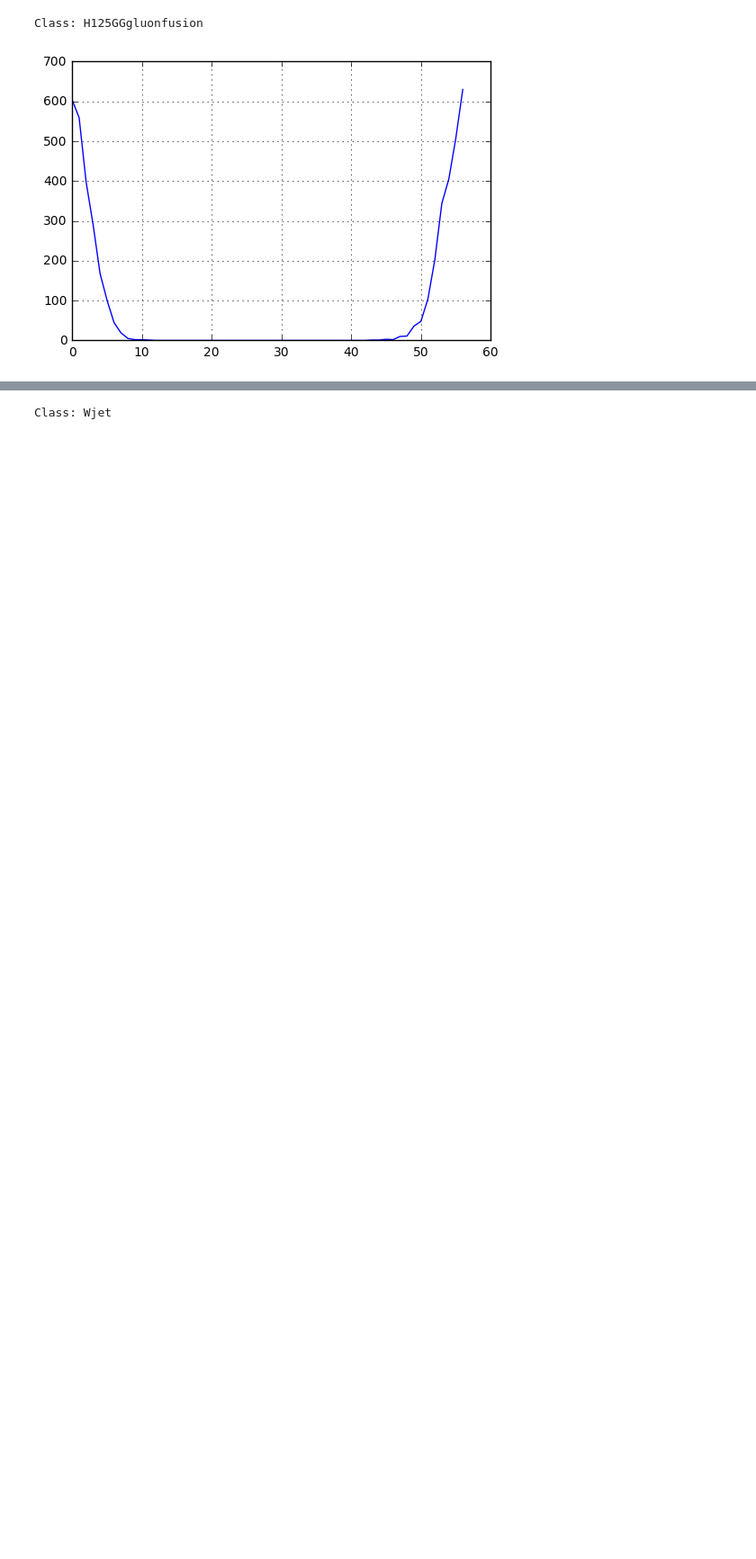
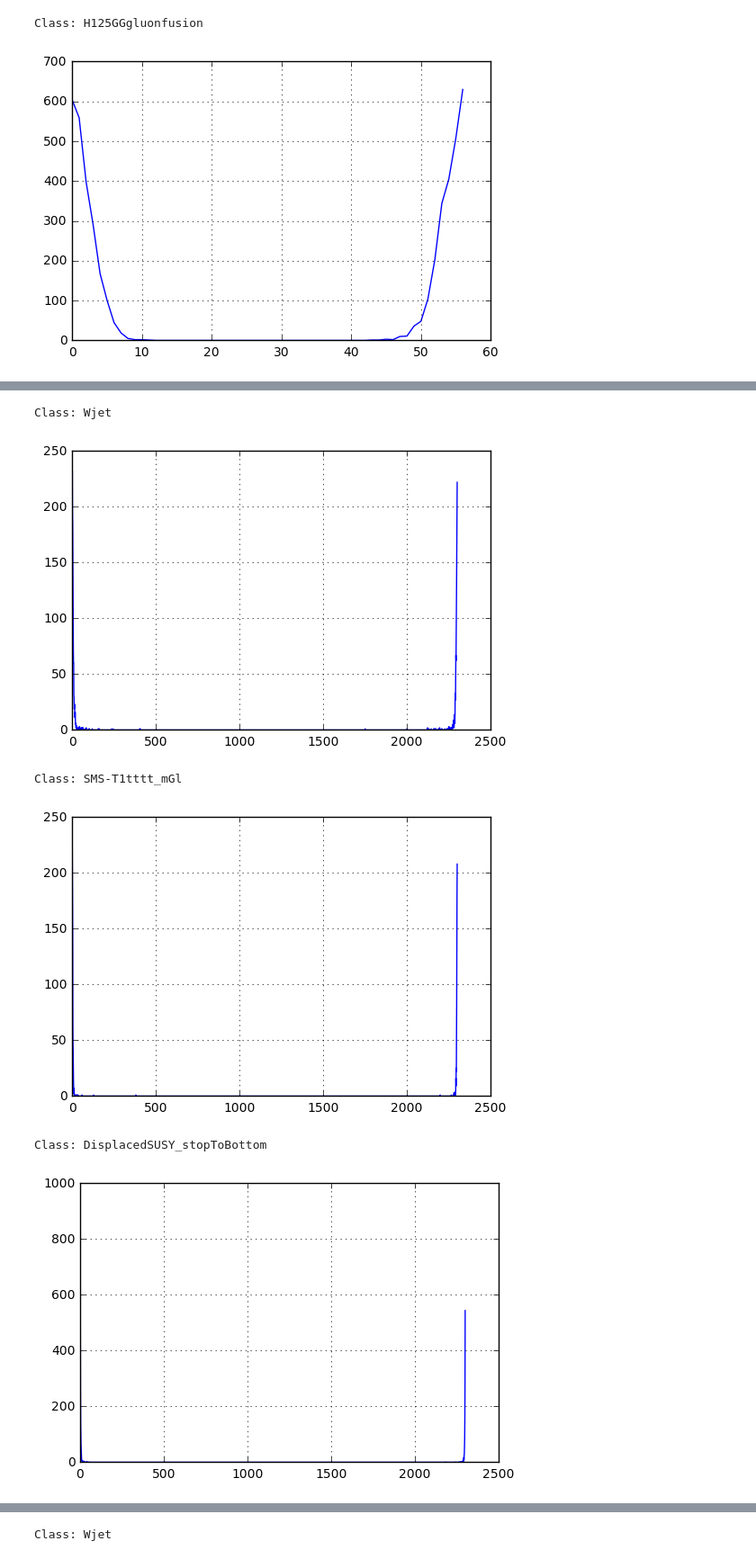
Before and after one commit to JoeriHermans/hep-track-reconstruction-ml, a Jupyter notebook: notebooks/data_exploration.ipynb, the cells around one changed output, grey strips where cells are left out. Shown at 90% size. Cells and saved outputs as stored; diff of their text form; code cells hidden in the pictures; blank space fills up the shorter version.

```diff
--- a/notebooks/data_exploration.ipynb
+++ b/notebooks/data_exploration.ipynb
@@ -488,0 +518,9 @@ Class: H125GGgluonfusion
+# %%
+plot_distribution('avg_pz')
+# %% [output]
+Class: Wjet
+[figure, added]
+Class: SMS-T1tttt_mGl
+[figure, added]
+Class: DisplacedSUSY_stopToBottom
+[figure, added]
```
Also changed, not shown: parts of 10 cells of this notebook.
